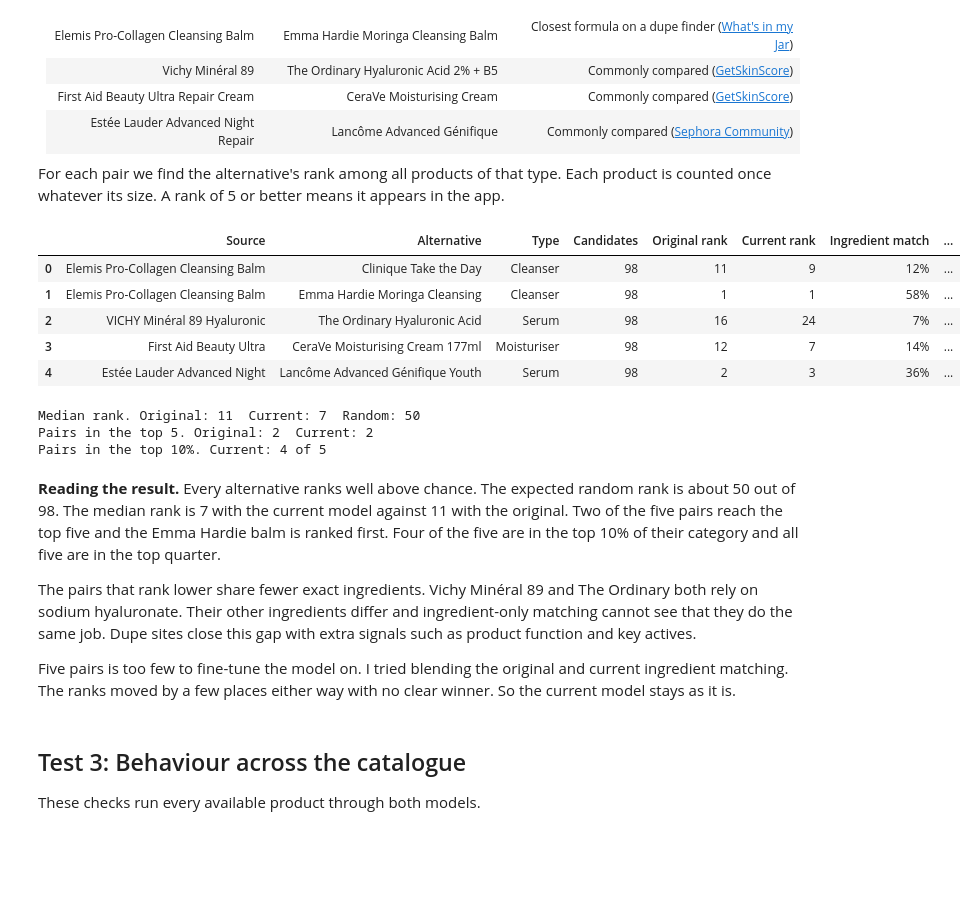
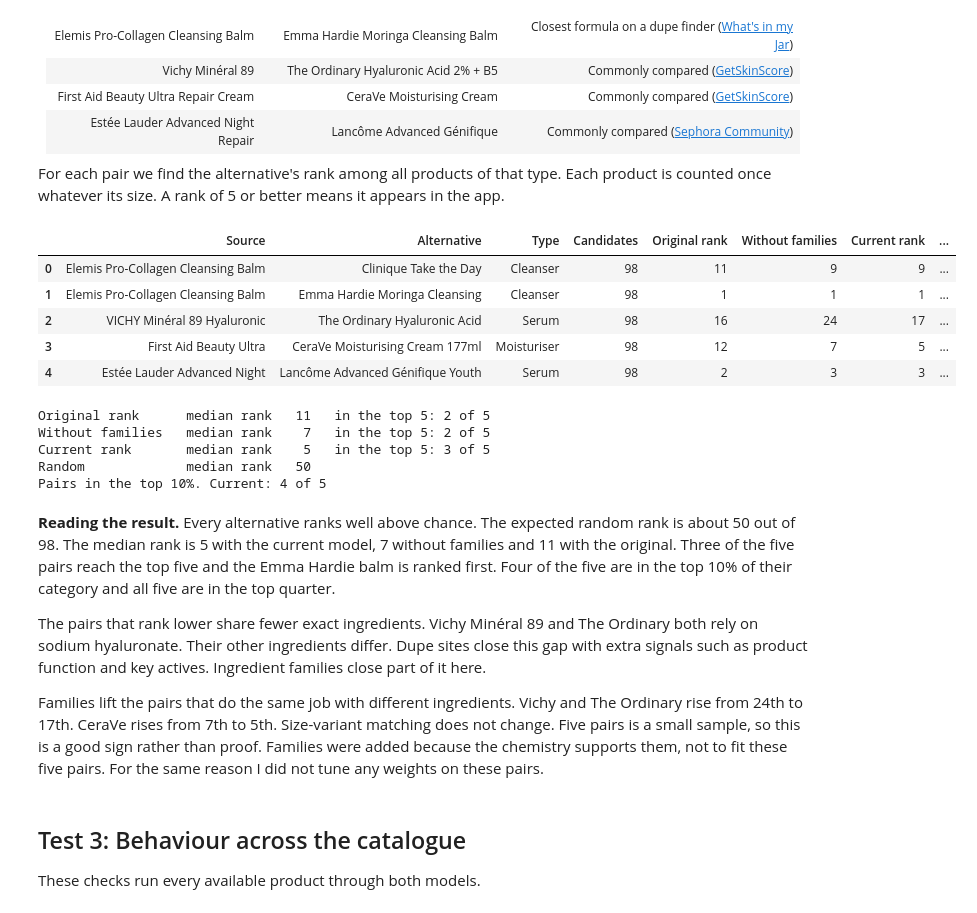
Before and after one commit to marykinya/skincare_recommendation, a Jupyter notebook: notebooks/evaluation.ipynb, the cells around one changed output. Saved outputs shown, nothing was run; the diff lists cells and outputs as text; code cells hidden in the pictures; blank space fills up the shorter version.

```diff
--- a/notebooks/evaluation.ipynb
+++ b/notebooks/evaluation.ipynb
@@ -28,7 +30,8 @@ ROOT = Path.cwd().parent
 sys.path.insert(0, str(ROOT))
 import recommender as r  # noqa: E402
 
-df = r.load_data(ROOT / 'data' / 'skincare_products_2026.csv')
+df = r.load_data(ROOT / 'data' / 'skincare_products.csv')
+df['product_id'] = df['product_id'].astype(str)
 df['base'] = df['product_name'].map(r.base_name)
 TYPES = {t: g.reset_index(drop=True) for t, g in df.groupby('product_type')}
 print(f'{len(df):,} available products across {len(TYPES)} product types')
@@ -69,8 +72,8 @@ def legacy_recommend(g, i, top_n=5, threshold=0.1):
     return g.iloc[picks]
 
 
-def current_scores(g, i, cheaper_only=False):
-    sim = r.ingredient_similarity(g, i)
+def current_scores(g, i, cheaper_only=False, use_families=True):
+    sim = r.ingredient_similarity(g, i, use_families=use_families)
     prices = pd.to_numeric(g['display_price'], errors='coerce')
     price = r.price_scores(prices, prices.iloc[i], cheaper_only)
     rating = r.rating_scores(pd.to_numeric(g['product_rating'], errors='coerce'))
@@ -116,6 +119,7 @@ def variant_ranks(similarity_fn):
 
 cur_ranks, rand1, rand5 = variant_ranks(r.ingredient_similarity)
 old_ranks, _, _ = variant_ranks(legacy_ingredient_similarity)
+nofam_ranks, _, _ = variant_ranks(lambda g, i: r.ingredient_similarity(g, i, use_families=False))
 
 def summarise(ranks):
     return {'Hit@1': (ranks == 1).mean(), 'Hit@5': (ranks <= 5).mean(), 'MRR': (1 / ranks).mean()}
@@ -123,6 +127,7 @@ def summarise(ranks):
 test1 = pd.DataFrame({
     'Random': {'Hit@1': rand1, 'Hit@5': rand5, 'MRR': np.nan},
     'Original': summarise(old_ranks),
+    'Current without families': summarise(nofam_ranks),
     'Current': summarise(cur_ranks),
 }).T
 test1.round(3)
@@ -181,70 +187,77 @@ These pairs come from beauty editors, dupe finder sites and shopper comparisons.
 
 For each pair we find the alternative's rank among all products of that type. Each product is counted once whatever its size. A rank of 5 or better means it appears in the app.
 # %%
+# Product IDs, so the test keeps working when the pipeline renames products
 PAIRS = [
-    ('Elemis Pro-Collagen Cleansing Balm 105g', 'Clinique Take the Day off Cleansing Balm 30ml'),
-    ('Elemis Pro-Collagen Cleansing Balm 105g', 'Emma Hardie Moringa Cleansing Balm with Professional Cleansing Cloth 100ml'),
-    ('VICHY Minéral 89 Hyaluronic Acid Hydration Booster 50ml', 'The Ordinary Hyaluronic Acid 2% + B5 Supersize Serum 60ml'),
-    ('First Aid Beauty Ultra Repair Cream (56.7g)', 'CeraVe Moisturising Cream 177ml'),
-    ('Estée Lauder Advanced Night Repair Synchronized Recovery Complex II 30ml', 'Lancôme Advanced Génifique Youth Activating Serum 30ml'),
+    ('10757840', '12076052'),  # Elemis Pro-Collagen Cleansing Balm -> Clinique Take The Day Off Balm
+    ('10757840', '11255285'),  # Elemis Pro-Collagen Cleansing Balm -> Emma Hardie Moringa Balm
+    ('11499284', '12243647'),  # Vichy Minéral 89 -> The Ordinary Hyaluronic Acid 2% + B5
+    ('11054496', '11798693'),  # First Aid Beauty Ultra Repair Cream -> CeraVe Moisturising Cream
+    ('11141115', '12218773'),  # Estée Lauder Advanced Night Repair -> Lancôme Advanced Génifique
 ]
 
 
 def rank_of(g, i, j, scores):
     s = pd.Series(scores)[g['base'] != g['base'][i]]
     ranked = (pd.DataFrame({'score': s, 'base': g['base'][s.index]})
               .sort_values('score', ascending=False)
               .drop_duplicates('base'))
     return list(ranked['base']).index(g['base'][j]) + 1, len(ranked)
 
 
 rows = []
 for src, tgt in PAIRS:
-    ptype = df.loc[df['product_name'] == src, 'product_type'].iloc[0]
+    ptype = df.loc[df['product_id'] == src, 'product_type'].iloc[0]
     g = TYPES[ptype]
-    i = g.index[g['product_name'] == src][0]
-    j = g.index[g['product_name'] == tgt][0]
+    i = g.index[g['product_id'] == src][0]
+    j = g.index[g['product_id'] == tgt][0]
     cur, n = rank_of(g, i, j, current_scores(g, i))
+    nofam, _ = rank_of(g, i, j, current_scores(g, i, use_families=False))
     old, _ = rank_of(g, i, j, legacy_scores(g, i))
+    short = lambda name: ' '.join(name.split(' ')[:4])
     rows.append({
-        'Source': src.split(' ')[0] + ' ' + ' '.join(src.split(' ')[1:4]),
-        'Alternative': tgt.split(' ')[0] + ' ' + ' '.join(tgt.split(' ')[1:4]),
+        'Source': short(g['product_name'][i]),
+        'Alternative': short(g['product_name'][j]),
         'Type': ptype,
         'Candidates': n,
         'Original rank': old,
+        'Without families': nofam,
         'Current rank': cur,
         'Ingredient match': r.ingredient_similarity(g, i)[j],
         'Price saving': 1 - g['display_price'][j] / g['display_price'][i],
     })
 
 test2 = pd.DataFrame(rows)
 test2['Random rank (expected)'] = (test2['Candidates'] + 1) / 2
 test2.assign(**{
     'Ingredient match': test2['Ingredient match'].map('{:.0%}'.format),
     'Price saving': test2['Price saving'].map('{:.0%}'.format),
     'Random rank (expected)': test2['Random rank (expected)'].round(0).astype(int),
 })
 # %% [output]
-|  | Source | Alternative | Type | Candidates | Original rank | Current rank | Ingredient match | ... |
-| 0 | Elemis Pro-Collagen Cleansing Balm | Clinique Take the Day | Cleanser | 98 | 11 | 9 | 12% | ... |
-| 1 | Elemis Pro-Collagen Cleansing Balm | Emma Hardie Moringa Cleansing | Cleanser | 98 | 1 | 1 | 58% | ... |
-| 2 | VICHY Minéral 89 Hyaluronic | The Ordinary Hyaluronic Acid | Serum | 98 | 16 | 24 | 7% | ... |
-| 3 | First Aid Beauty Ultra | CeraVe Moisturising Cream 177ml | Moisturiser | 98 | 12 | 7 | 14% | ... |
-| 4 | Estée Lauder Advanced Night | Lancôme Advanced Génifique Youth | Serum | 98 | 2 | 3 | 36% | ... |
+|  | Source | Alternative | Type | Candidates | Original rank | Without families | Current rank | ... |
+| 0 | Elemis Pro-Collagen Cleansing Balm | Clinique Take the Day | Cleanser | 98 | 11 | 9 | 9 | ... |
+| 1 | Elemis Pro-Collagen Cleansing Balm | Emma Hardie Moringa Cleansing | Cleanser | 98 | 1 | 1 | 1 | ... |
+| 2 | VICHY Minéral 89 Hyaluronic | The Ordinary Hyaluronic Acid | Serum | 98 | 16 | 24 | 17 | ... |
+| 3 | First Aid Beauty Ultra | CeraVe Moisturising Cream 177ml | Moisturiser | 98 | 12 | 7 | 5 | ... |
+| 4 | Estée Lauder Advanced Night | Lancôme Advanced Génifique Youth | Serum | 98 | 2 | 3 | 3 | ... |
 # %%
-print(f"Median rank. Original: {test2['Original rank'].median():.0f}  Current: {test2['Current rank'].median():.0f}  Random: {test2['Random rank (expected)'].median():.0f}")
-print(f"Pairs in the top 5. Original: {(test2['Original rank'] <= 5).sum()}  Current: {(test2['Current rank'] <= 5).sum()}")
+for col in ['Original rank', 'Without families', 'Current rank']:
+    print(f"{col:18} median rank {test2[col].median():>4.0f}   in the top 5: {(test2[col] <= 5).sum()} of {len(test2)}")
+print(f"{'Random':18} median rank {test2['Random rank (expected)'].median():>4.0f}")
 print(f"Pairs in the top 10%. Current: {(test2['Current rank'] <= test2['Candidates'] * 0.1).sum()} of {len(test2)}")
 # %% [output]
-Median rank. Original: 11  Current: 7  Random: 50
-Pairs in the top 5. Original: 2  Current: 2
+Original rank      median rank   11   in the top 5: 2 of 5
+Without families   median rank    7   in the top 5: 2 of 5
+Current rank       median rank    5   in the top 5: 3 of 5
+Random             median rank   50
 Pairs in the top 10%. Current: 4 of 5
 # %% [markdown]
-**Reading the result.** Every alternative ranks well above chance. The expected random rank is about 50 out of 98. The median rank is 7 with the current model against 11 with the original. Two of the five pairs reach the top five and the Emma Hardie balm is ranked first. Four of the five are in the top 10% of their category and all five are in the top quarter.
+**Reading the result.** Every alternative ranks well above chance. The expected random rank is about 50 out of 98. The median rank is 5 with the current model, 7 without families and 11 with the original. Three of the five pairs reach the top five and the Emma Hardie balm is ranked first. Four of the five are in the top 10% of their category and all five are in the top quarter.
 
-The pairs that rank lower share fewer exact ingredients. Vichy Minéral 89 and The Ordinary both rely on sodium hyaluronate. Their other ingredients differ and ingredient-only matching cannot see that they do the same job. Dupe sites close this gap with extra signals such as product function and key actives.
+The pairs that rank lower share fewer exact ingredients. Vichy Minéral 89 and The Ordinary both rely on sodium hyaluronate. Their other ingredients differ. Dupe sites close this gap with extra signals such as product function and key actives. Ingredient families close part of it here.
 
-Five pairs is too few to fine-tune the model on. I tried blending the original and current ingredient matching. The ranks moved by a few places either way with no clear winner. So the current model stays as it is.
+Families lift the pairs that do the same job with different ingredients. Vichy and The Ordinary rise from 24th to 17th. CeraVe rises from 7th to 5th. Size-variant matching does not change. Five pairs is a small sample, so this is a good sign rather than proof. Families were added because the chemistry supports them, not to fit these five pairs. For the same reason I did not tune any weights on these pairs.
 # %% [markdown]
 ## Test 3: Behaviour across the catalogue
 
```
Also changed, not shown: parts of 7 cells of this notebook, 22 other files.
